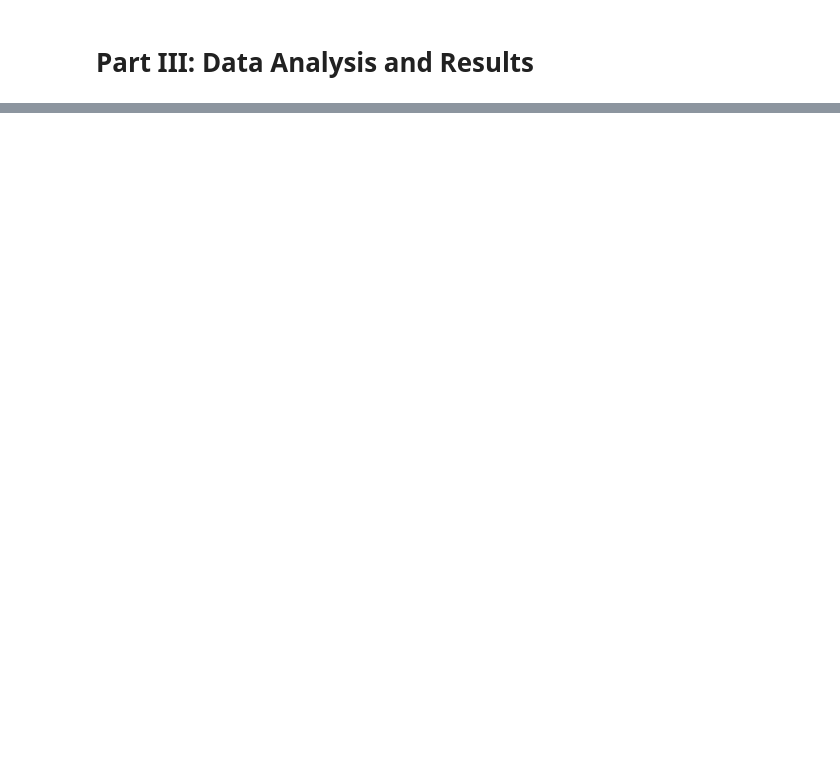
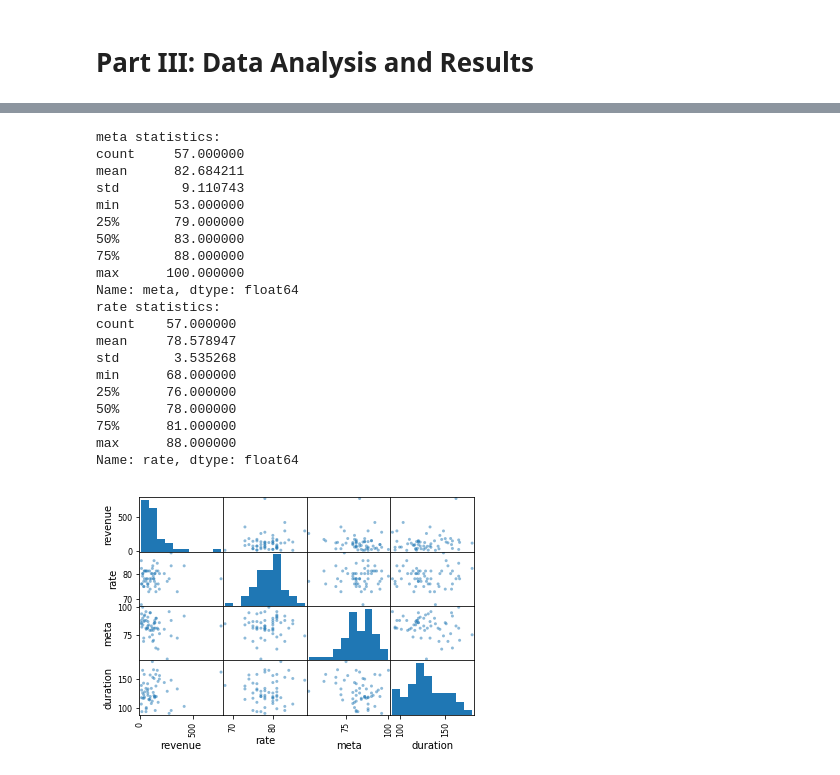
Before and after one commit to DYBCyrus/DataScienceProject, a Jupyter notebook: Pr_88FinalProject.ipynb, the cells around one changed output, grey strips where cells are left out. Cells and saved outputs as stored; diff of their text form; code cells hidden in the pictures; blank space fills up the shorter version.

Commit message:
analysis and graphs

```diff
--- a/Pr_88FinalProject.ipynb
+++ b/Pr_88FinalProject.ipynb
@@ -502,0 +555,12 @@ fd = pd.plotting.scatter_matrix(high_rev_df[['revenue', 'rate', 'meta']])
+# %%
+# Analyze the influence of the "best picture" award
+Oscar_best_pic = pd.DataFrame({})
+o1 = Oscars_dataset[Oscars_dataset['award'] == 'Best Picture']
+
+for name, film in zip(o1["name"], o1["film"]):
+    Oscar_best_pic = Oscar_best_pic.append(IMDB_dataset[IMDB_dataset["title"] == name])
+    Oscar_best_pic = Oscar_best_pic.append(IMDB_dataset[IMDB_dataset["title"] == film])
+
+Oscar_best_pic.drop_duplicates(inplace=True)
+Oscar_best_pic.reset_index(drop=True, inplace=True)
+Oscar_best_pic
@@ -502,0 +585,30 @@ fd = pd.plotting.scatter_matrix(high_rev_df[['revenue', 'rate', 'meta']])
+# %%
+# Statistical analysis
+print("meta statistics:")
+print(Oscar_best_pic['meta'].describe())
+print("rate statistics:")
+print(Oscar_best_pic['rate'].describe())
+
+fd = pd.plotting.scatter_matrix(Oscar_best_pic[['revenue', 'rate', 'meta', 'duration']])
+# %% [output]
+meta statistics:
+count     57.000000
+mean      82.684211
+std        9.110743
+min       53.000000
+25%       79.000000
+50%       83.000000
+75%       88.000000
+max      100.000000
+Name: meta, dtype: float64
+rate statistics:
+count    57.000000
+mean     78.578947
+std       3.535268
+min      68.000000
+25%      76.000000
+50%      78.000000
+75%      81.000000
+max      88.000000
+Name: rate, dtype: float64
+[figure, added]
```
Also changed, not shown: parts of 26 cells of this notebook.
